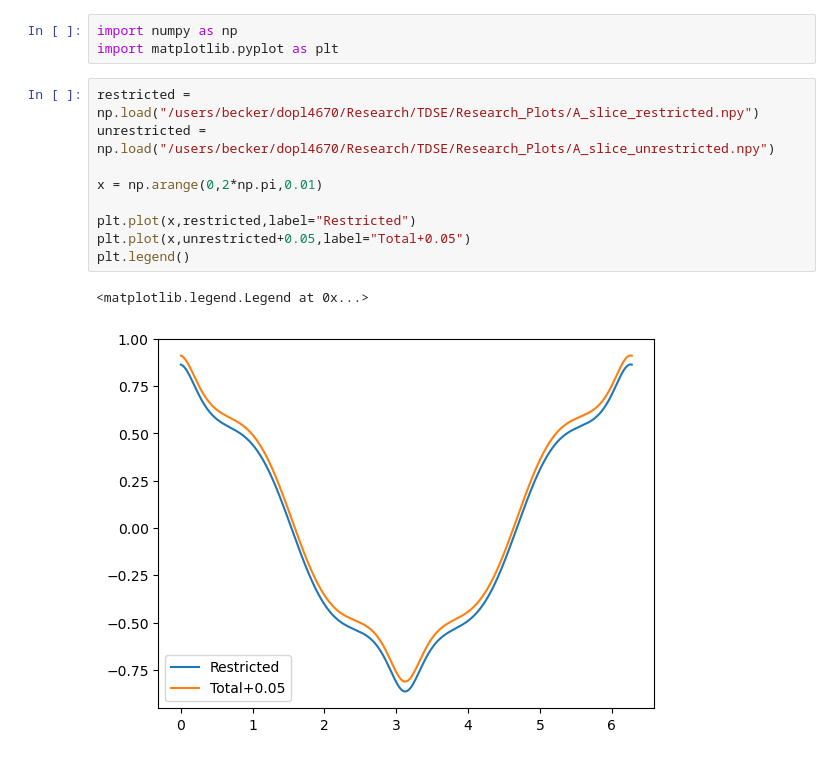
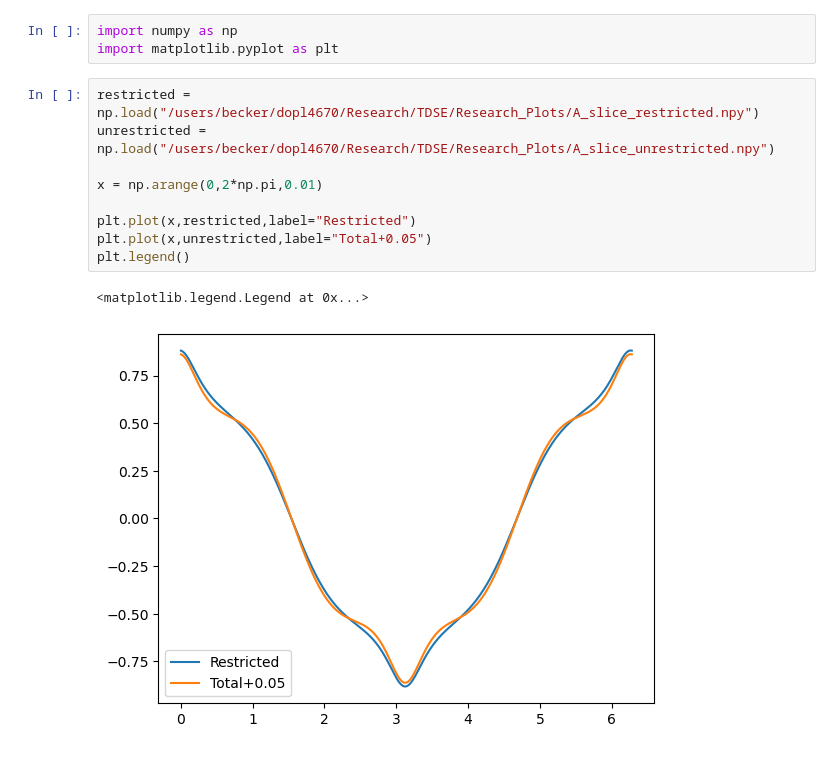
Before and after one commit to RexPlanalp/TDSE, a Jupyter notebook: Research_Plots/Asymmetry_LM.ipynb, the cells around one changed output. Saved outputs shown, nothing was run; the diff lists cells and outputs as text.

```diff
--- a/Research_Plots/Asymmetry_LM.ipynb
+++ b/Research_Plots/Asymmetry_LM.ipynb
@@ -4,12 +4,12 @@ import matplotlib.pyplot as plt
 # %%
 restricted = np.load("/users/becker/dopl4670/Research/TDSE/Research_Plots/A_slice_restricted.npy")
 unrestricted = np.load("/users/becker/dopl4670/Research/TDSE/Research_Plots/A_slice_unrestricted.npy")
 
 x = np.arange(0,2*np.pi,0.01)
 
 plt.plot(x,restricted,label="Restricted")
-plt.plot(x,unrestricted+0.05,label="Total+0.05")
+plt.plot(x,unrestricted,label="Total+0.05")
 plt.legend()
 # %% [output]
 <matplotlib.legend.Legend at 0x...>
-[figure, old version]
+[figure, new version]
```
Also changed, not shown: 4 other files.
